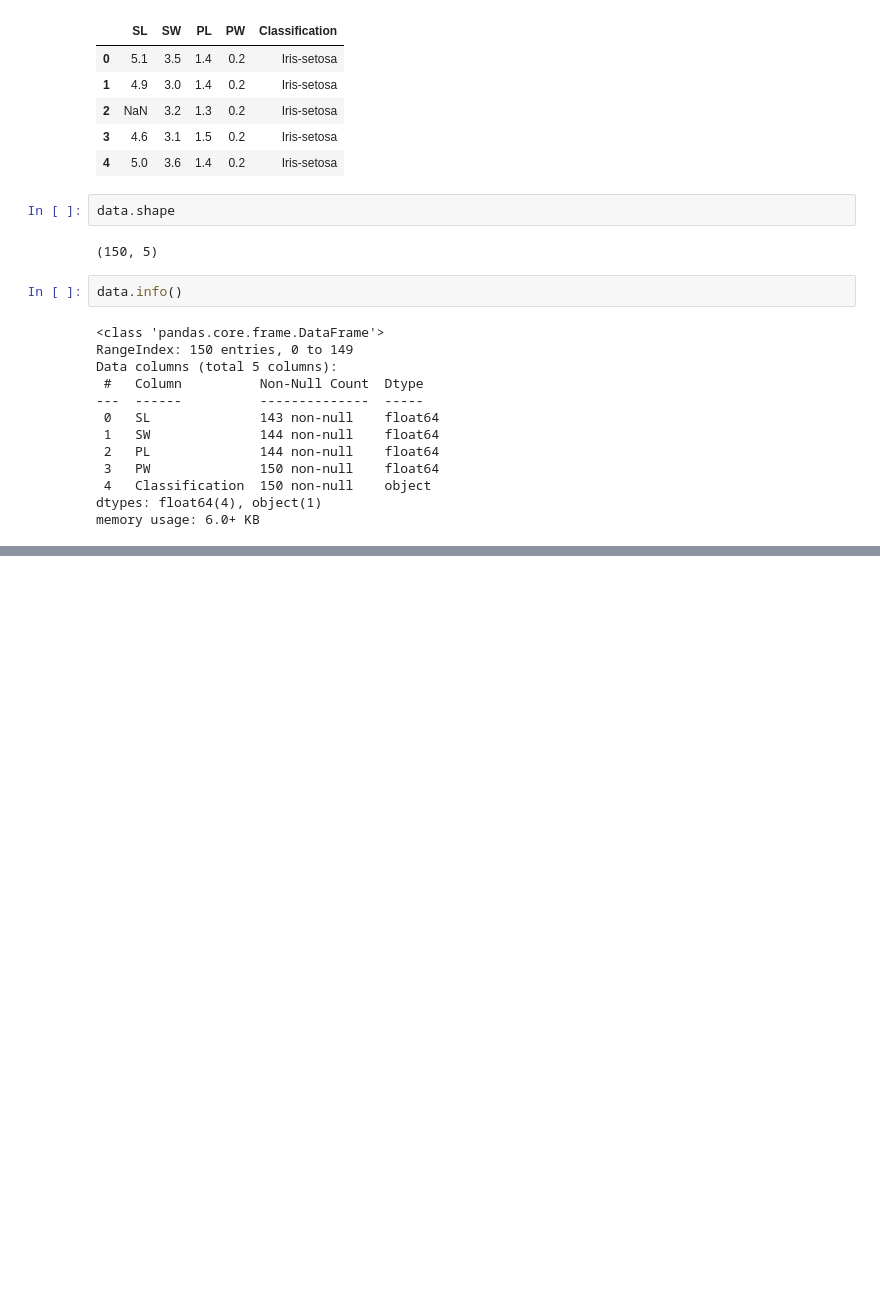
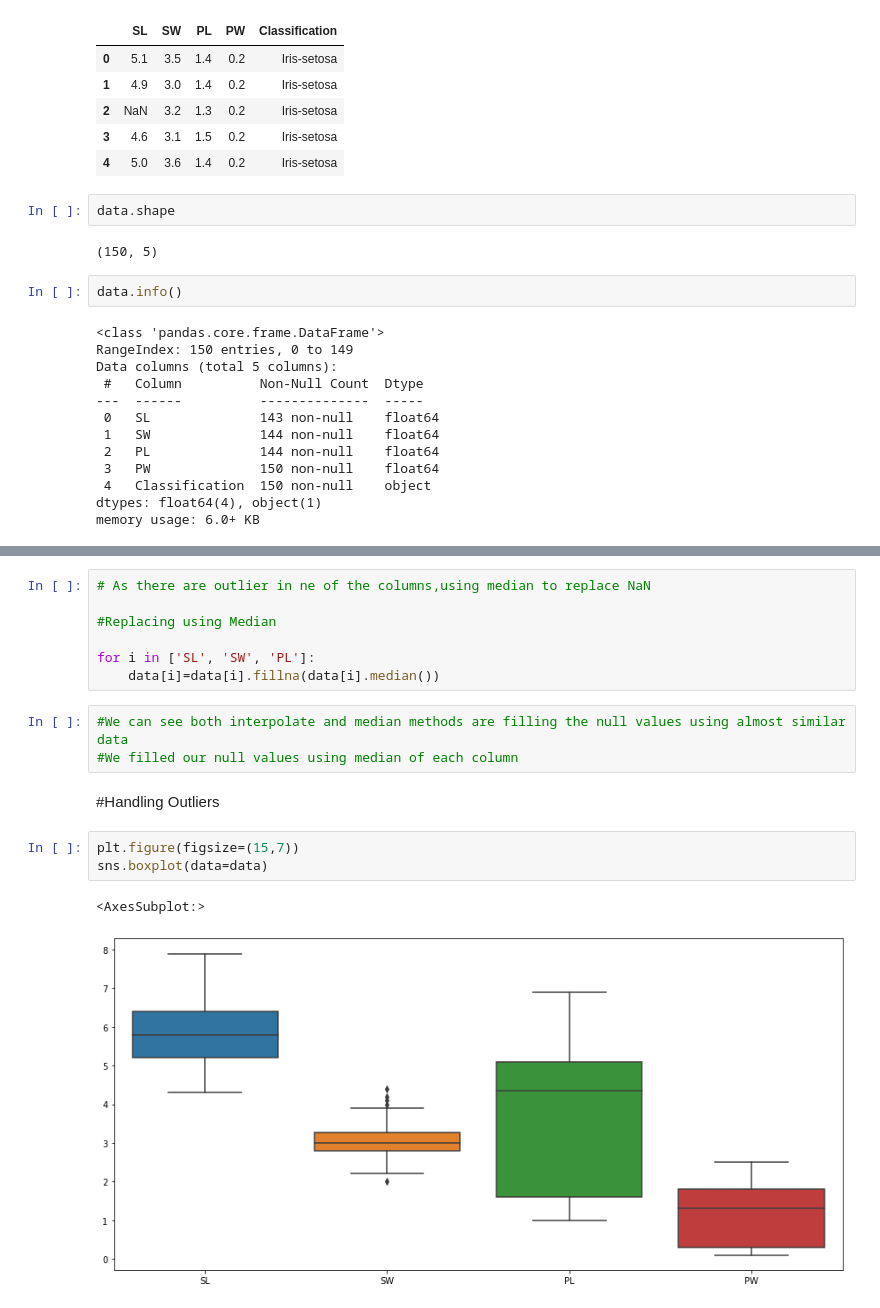
Before and after one commit to NeebaBabu/Week11, a Jupyter notebook: CaseStudy7_Iris.ipynb, the cells around one changed output, grey strips where cells are left out. Saved outputs shown, nothing was run; the diff lists cells and outputs as text; blank space fills up the shorter version.

```diff
--- a/CaseStudy7_Iris.ipynb
+++ b/CaseStudy7_Iris.ipynb
@@ -34,0 +66,18 @@ memory usage: 6.0+ KB
+# %%
+# As there are outlier in ne of the columns,using median to replace NaN
+
+#Replacing using Median
+
+for i in ['SL', 'SW', 'PL']:
+    data[i]=data[i].fillna(data[i].median())
+# %%
+#We can see both interpolate and median methods are filling the null values using almost similar data
+#We filled our null values using median of each column
+# %% [markdown]
+#Handling Outliers
+# %%
+plt.figure(figsize=(15,7))
+sns.boxplot(data=data)
+# %% [output]
+<AxesSubplot:>
+[figure, added]
```
Also changed, not shown: parts of 43 cells of this notebook.
